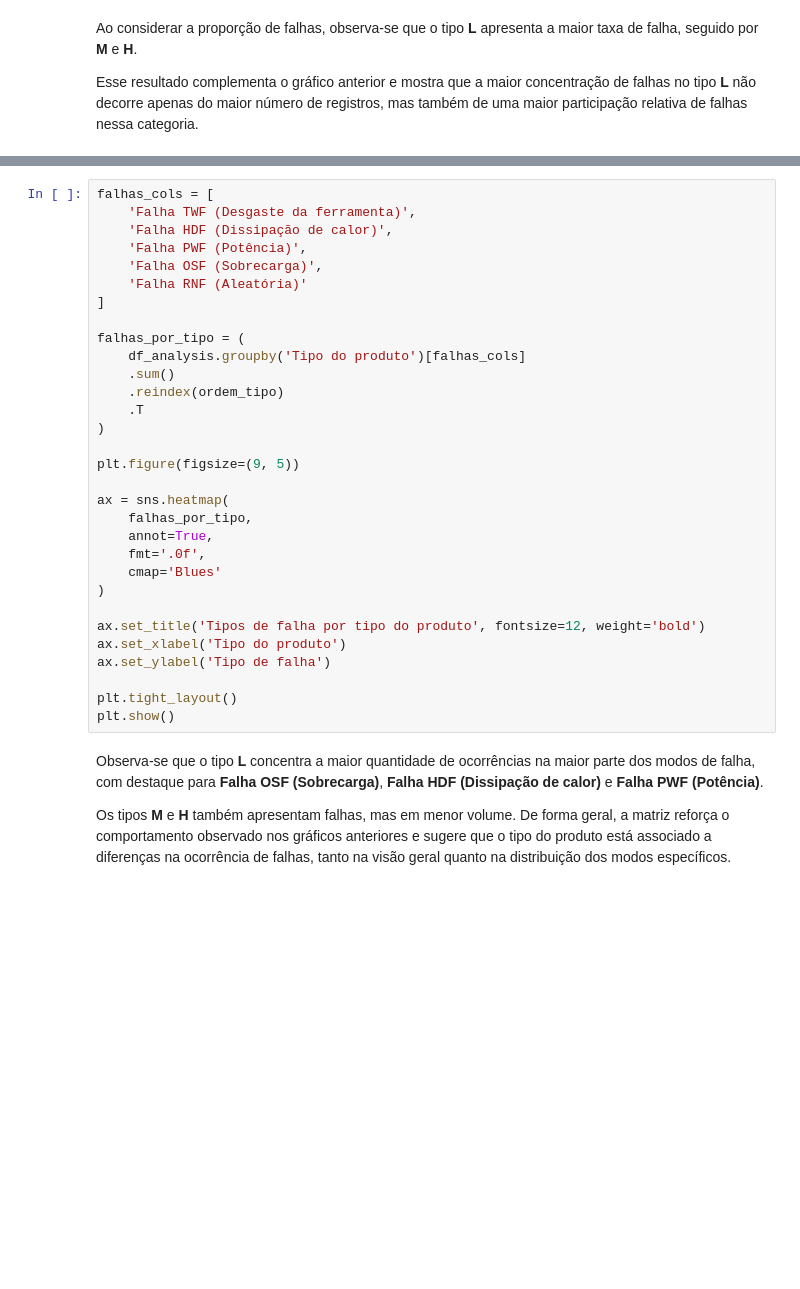
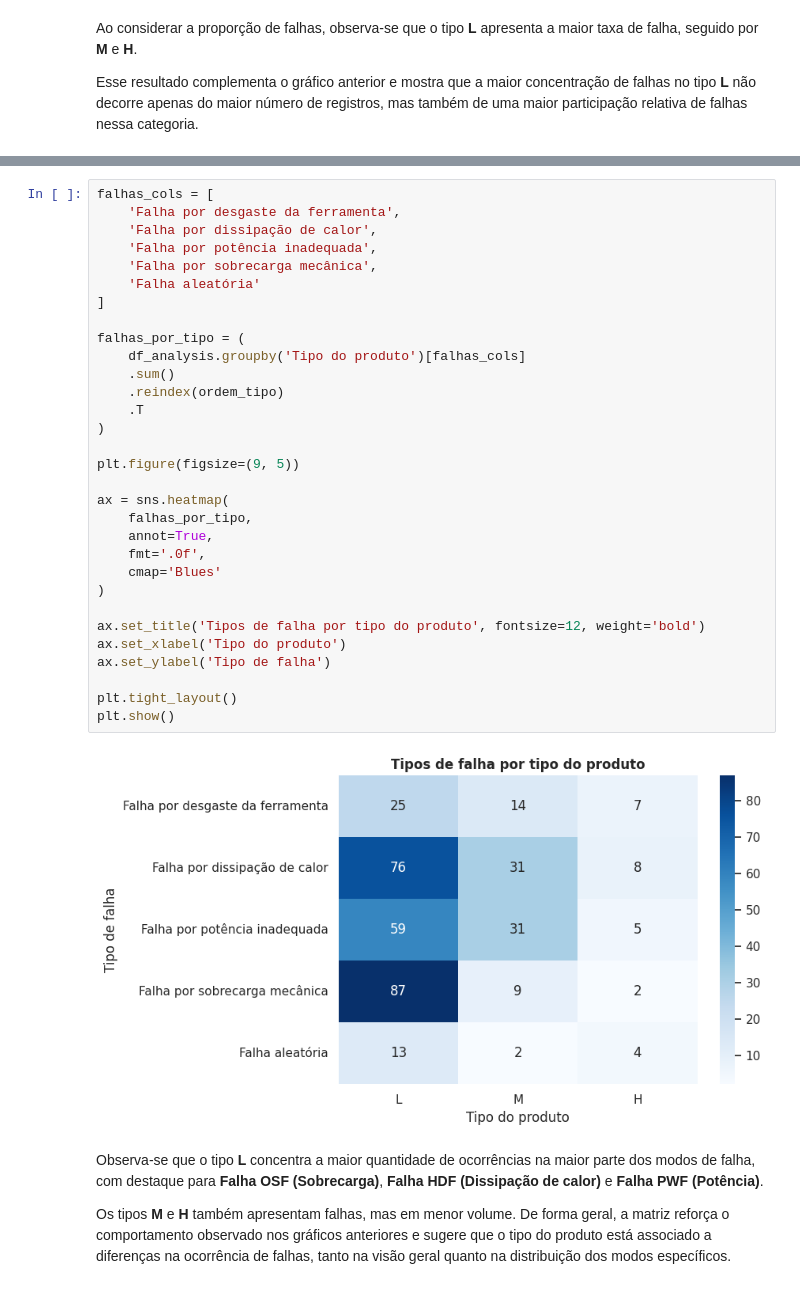
Before and after one commit to thaygorh/Analise-de-Dados-e-Boas-Praticas, a Jupyter notebook: mvp-analise-dados-e-boas-praticas.ipynb, the cells around one changed output, grey strips where cells are left out. Cells and saved outputs as stored; diff of their text form; blank space fills up the shorter version.

```diff
--- a/mvp-analise-dados-e-boas-praticas.ipynb
+++ b/mvp-analise-dados-e-boas-praticas.ipynb
@@ -1206,34 +1132,36 @@ A matriz a seguir permite identificar quais tipos de falha aparecem com maior fr
 # %%
 falhas_cols = [
-    'Falha TWF (Desgaste da ferramenta)',
-    'Falha HDF (Dissipação de calor)',
-    'Falha PWF (Potência)',
-    'Falha OSF (Sobrecarga)',
-    'Falha RNF (Aleatória)'
+    'Falha por desgaste da ferramenta',
+    'Falha por dissipação de calor',
+    'Falha por potência inadequada',
+    'Falha por sobrecarga mecânica',
+    'Falha aleatória'
 ]
 
 falhas_por_tipo = (
     df_analysis.groupby('Tipo do produto')[falhas_cols]
     .sum()
     .reindex(ordem_tipo)
     .T
 )
 
 plt.figure(figsize=(9, 5))
 
 ax = sns.heatmap(
     falhas_por_tipo,
     annot=True,
     fmt='.0f',
     cmap='Blues'
 )
 
 ax.set_title('Tipos de falha por tipo do produto', fontsize=12, weight='bold')
 ax.set_xlabel('Tipo do produto')
 ax.set_ylabel('Tipo de falha')
 
 plt.tight_layout()
 plt.show()
+# %% [output]
+[figure, added]
 # %% [markdown]
 Observa-se que o tipo **L** concentra a maior quantidade de ocorrências na maior parte dos modos de falha, com destaque para **Falha OSF (Sobrecarga)**, **Falha HDF (Dissipação de calor)** e **Falha PWF (Potência)**.
 
```
Also changed, not shown: parts of 16 cells of this notebook.
